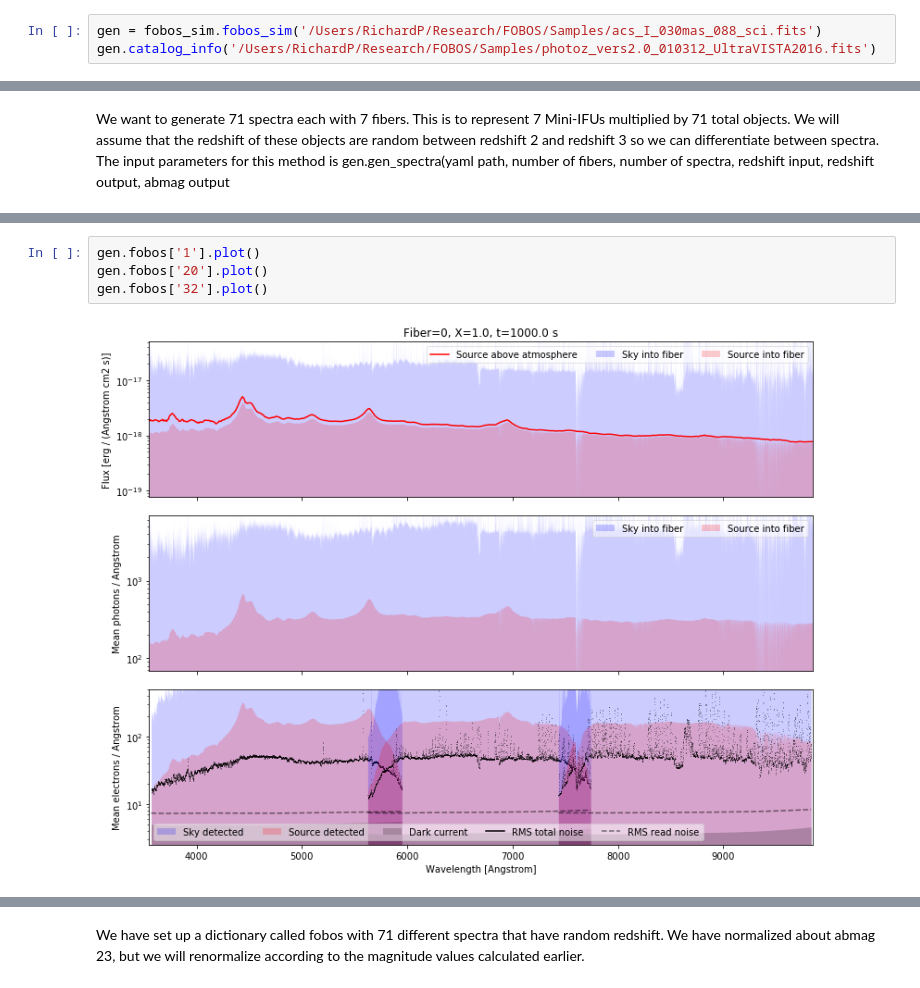
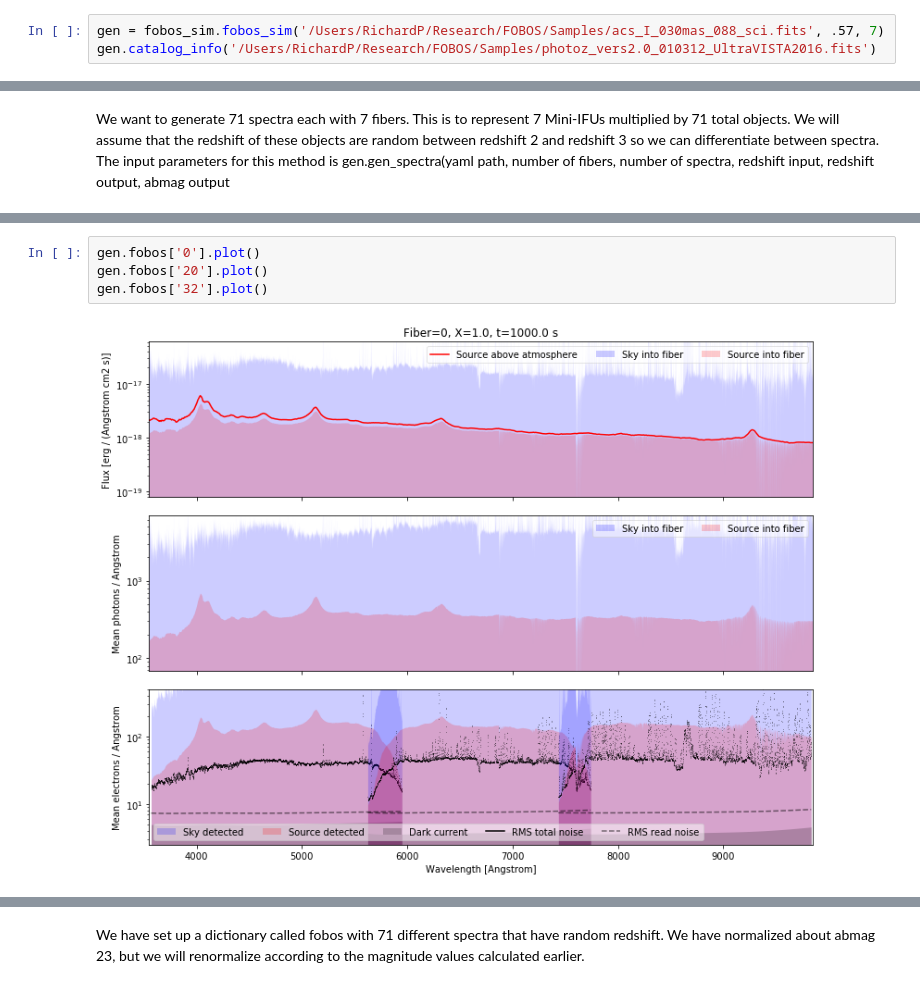
Before and after one commit to richardpan38/FOBOS, a Jupyter notebook: doc/Fobos-Sim.ipynb, the cells around one changed output, grey strips where cells are left out. Saved outputs shown, nothing was run; the diff lists cells and outputs as text.

Commit message:
updated to plot noisy spectra

```diff
--- a/doc/Fobos-Sim.ipynb
+++ b/doc/Fobos-Sim.ipynb
@@ -32,7 +32,7 @@ import scipy.ndimage.filters as ndimage
 #This is the specific code
 import fobos_sim
 # %%
-gen = fobos_sim.fobos_sim('/Users/RichardP/Research/FOBOS/Samples/acs_I_030mas_088_sci.fits')
+gen = fobos_sim.fobos_sim('/Users/RichardP/Research/FOBOS/Samples/acs_I_030mas_088_sci.fits', .57, 7)
 gen.catalog_info('/Users/RichardP/Research/FOBOS/Samples/photoz_vers2.0_010312_UltraVISTA2016.fits')
 # %% [markdown]
 First, we are going to look for a specific object with IMAG between 23 - 24 and save them into a list for specsim later. These objects will be the magnitude objects we use to renormalize.
@@ -128,8 +110,8 @@ gen.gen_spectra('/users/richardp/research/fobos/desi/specsim/specsim/data/config
 Check the NumPy 1.11 release notes for more information.
   ma.MaskedArray.__setitem__(self, index, value)
 # %%
-gen.fobos['1'].plot()
+gen.fobos['0'].plot()
 gen.fobos['20'].plot()
 gen.fobos['32'].plot()
 # %% [output]
-[figure, old version]
+[figure, new version]
```
Also changed, not shown: parts of 18 cells of this notebook, 4 other files.
